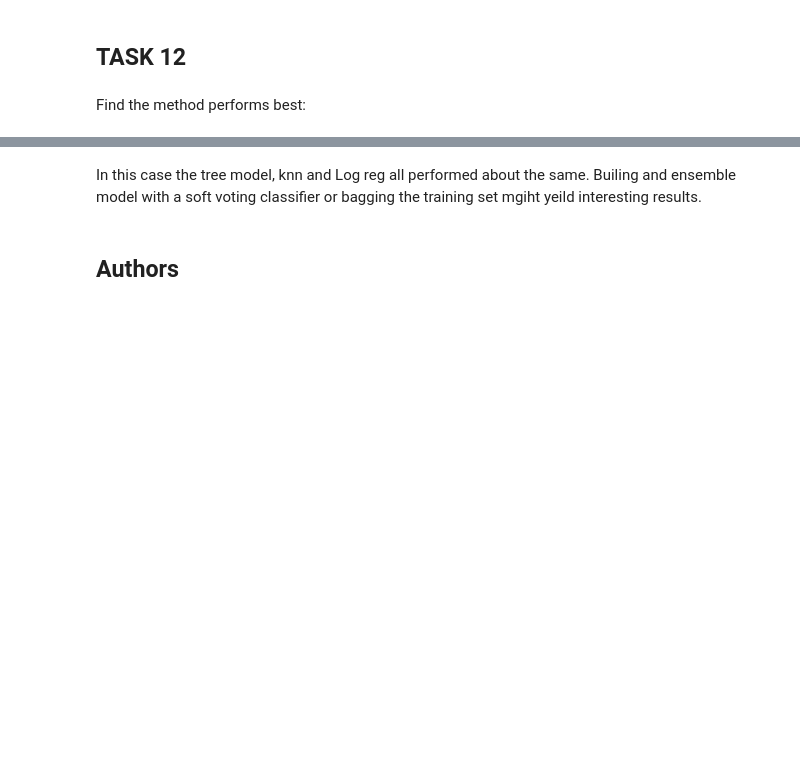
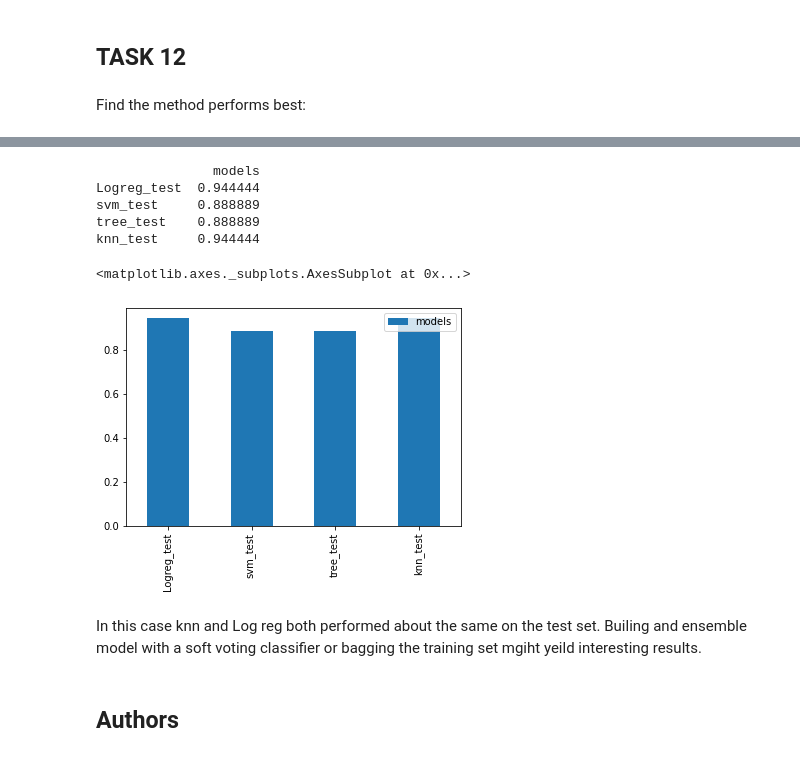
Before and after one commit to jacob46stone/IBM_FINAL, a Jupyter notebook: Classification.ipynb, the cells around one changed output, grey strips where cells are left out. Cells and saved outputs as stored; diff of their text form; code cells hidden in the pictures; blank space fills up the shorter version.

```diff
--- a/Classification.ipynb
+++ b/Classification.ipynb
@@ -178,7 +178,8 @@ accuracy : 0.8035714285714285
 # %% [markdown]
 Calculate the accuracy on the test data using the method <code>score</code>:
 # %%
-logreg_cv.score(X_test,Y_test)
+Logreg_test=logreg_cv.score(X_test,Y_test)
+Logreg_test
 # %% [output]
 0.9444444444444444
 # %% [markdown]
@@ -220,7 +221,8 @@ accuracy : 0.832142857142857
 # %% [markdown]
 Calculate the accuracy on the test data using the method <code>score</code>:
 # %%
-svm_cv.score(X_test, Y_test)
+svm_test= svm_cv.score(X_test, Y_test)
+svm_test
 # %% [output]
 0.8888888888888888
 # %% [markdown]
@@ -268,5 +270,6 @@ accuracy : 0.8607142857142858
 # %% [markdown]
 Calculate the accuracy of tree_cv on the test data using the method <code>score</code>:
 # %%
-tree_cv.score(X_test, Y_test)
+tree_test=tree_cv.score(X_test, Y_test)
+tree_test
 # %% [output]
@@ -307,7 +310,8 @@ accuracy : 0.8446428571428569
 # %% [markdown]
 Calculate the accuracy of tree_cv on the test data using the method <code>score</code>:
 # %%
-knn_cv.score(X_test, Y_test)
+knn_test= knn_cv.score(X_test, Y_test)
+knn_test
 # %% [output]
 0.9444444444444444
 # %% [markdown]
@@ -328,5 +337,18 @@ Find the method performs best:
+# %%
+list1= [Logreg_test, svm_test, tree_test, knn_test]
+df1= pd.DataFrame(list1, index= ['Logreg_test', 'svm_test', 'tree_test', 'knn_test'], columns= ['models'])
+print(df1.head())
+df1.plot(kind='bar')
+# %% [output]
+               models
+Logreg_test  0.944444
+svm_test     0.888889
+tree_test    0.888889
+knn_test     0.944444
+<matplotlib.axes._subplots.AxesSubplot at 0x...>
+[figure, added]
 # %% [markdown]
-In this case the tree model, knn and Log reg all performed about the same. Builing and ensemble model with a soft voting classifier or bagging the training set mgiht yeild interesting results.
+In this case knn and Log reg both performed about the same on the test set. Builing and ensemble model with a soft voting classifier or bagging the training set mgiht yeild interesting results.
 # %% [markdown]
 ## Authors
 # %% [markdown]
```
Also changed, not shown: parts of 9 cells of this notebook.
